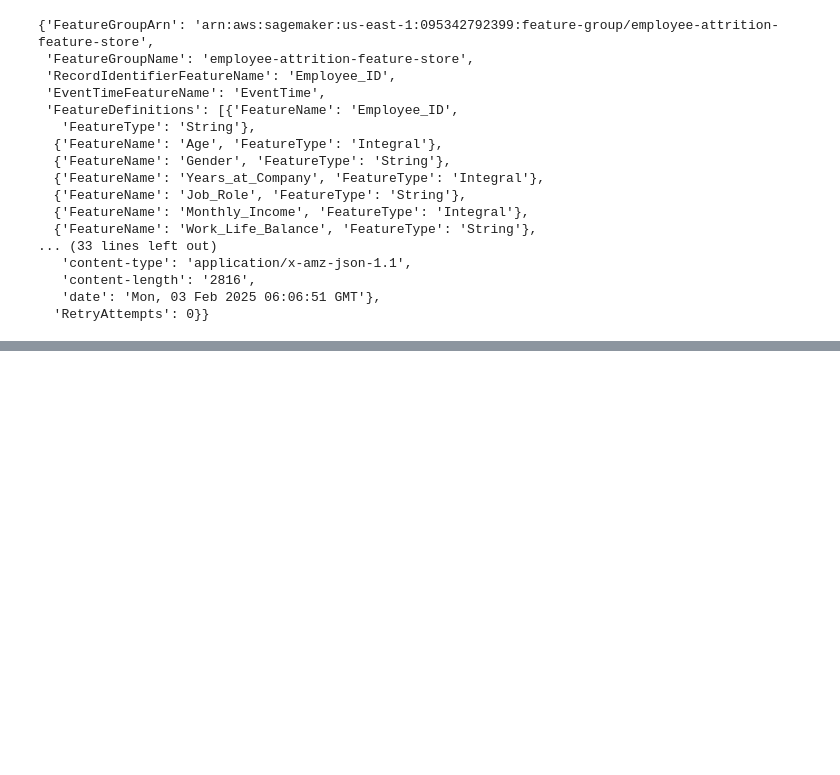
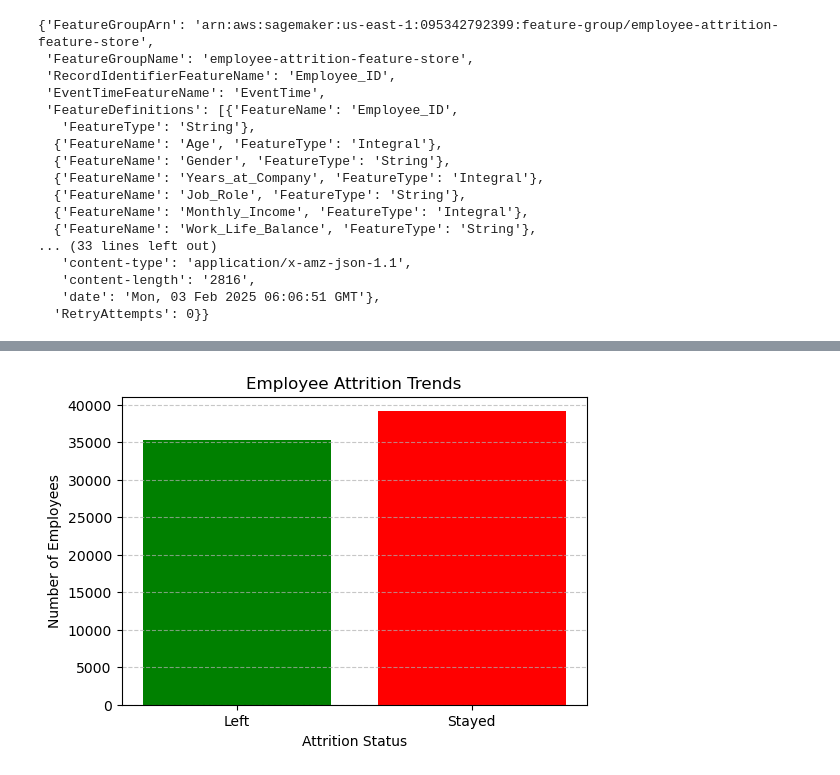
Before and after one commit to arin-deloatch/employee-attrition-predictor, a Jupyter notebook: data-feature-engineering/feature_store_init.ipynb, the cells around one changed output, grey strips where cells are left out. Cells and saved outputs as stored; diff of their text form; code cells hidden in the pictures; blank space fills up the shorter version.

```diff
--- a/data-feature-engineering/feature_store_init.ipynb
+++ b/data-feature-engineering/feature_store_init.ipynb
@@ -391,3 +576,17 @@ AttributeError: 'Session' object has no attribute 'athena_query'
+# %%
+import matplotlib.pyplot as plt
+
+# Create a bar chart for attrition trends
+plt.figure(figsize=(6,4))
+plt.bar(attrition_df["attrition"], attrition_df["count"], color=["green", "red"])
+plt.xlabel("Attrition Status")
+plt.ylabel("Number of Employees")
+plt.title("Employee Attrition Trends")
+plt.xticks(rotation=0)
+plt.grid(axis="y", linestyle="--", alpha=0.7)
+plt.show()
+# %% [output]
+[figure, added]
 # %%
 %%javascript
 
```
Also changed, not shown: parts of 12 cells of this notebook.
